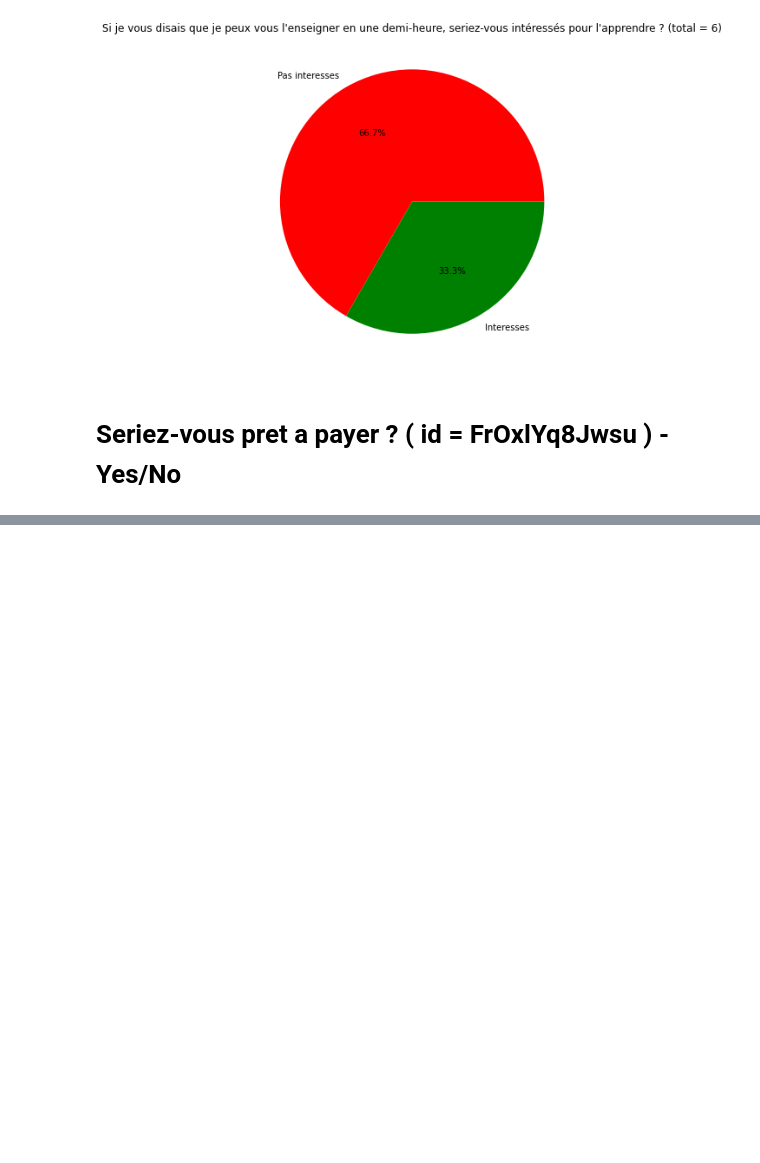
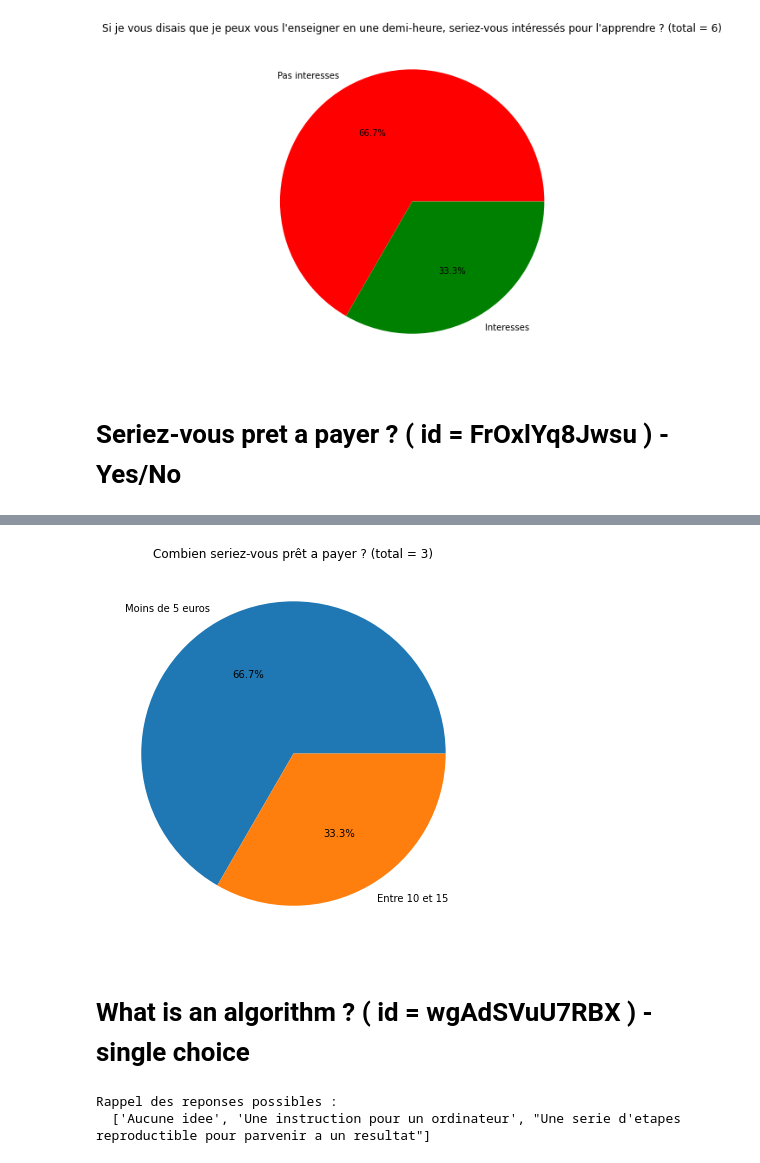
Before and after one commit to MaximoRose/QA_AnalyseResTypeForm, a Jupyter notebook: OpportuniteGP/OpportuniteGP.ipynb, the cells around one changed output, grey strips where cells are left out. Drawn from its saved outputs; the diff is of its cells as text; code cells hidden in the pictures; blank space fills up the shorter version.

```diff
--- a/OpportuniteGP/OpportuniteGP.ipynb
+++ b/OpportuniteGP/OpportuniteGP.ipynb
@@ -1056,0 +1079,46 @@ print('total personnes interrogees : ' + str(nb_non_sachant_binaire) )
+# %%
+groupidx = 2
+qidq = 'v2XKUtC6wDIT'
+
+
+# Get labels and results
+# intulie d'utiliser ici le get sub question, mais c'etait pour tester
+q_howmuch, howmuch_lbls, howmuch_dtf = tfs.get_results(gidx=groupidx, qid=qidq)
+# %%
+cln_howmuch_lbl, cln_howmuch_dtfs = mbr.clean_lists_for_cheesepie(labels=howmuch_lbls, values=howmuch_dtf)
+
+# Peut-etre faire une fonction pour raccourcie les labels
+
+# nb valide reponse pour le questionnaire
+nb_valid_resp = 0
+for i in range(len(howmuch_dtf)) :
+    nb_valid_resp += howmuch_dtf[i].shape[0]
+
+
+
+#colors a a juster
+#mecolors = ['black', 'grey']
+
+# show plot
+fig = plt.figure(figsize =(10, 7))
+plt.pie(cln_howmuch_dtfs, labels = cln_howmuch_lbl, autopct='%1.1f%%') #, colors=mecolors
+plt.title(q_howmuch + " (total = "+str(nb_valid_resp)+")")
+plt.show()
+# %% [output]
+[figure, added]
+# %% [markdown]
+# What is an algorithm ? ( id = wgAdSVuU7RBX ) - single choice
+# %%
+groupidx = 2
+qidq = 'wgAdSVuU7RBX'
+
+
+# Get labels and results
+# intulie d'utiliser ici le get sub question, mais c'etait pour tester
+q_whatisalgo, whatisalgo_lbls, whatisalgo_dtf = tfs.get_results(gidx=groupidx, qid=qidq)
+
+# Rappel des options :
+print("Rappel des reponses possibles :\n ",whatisalgo_lbls)
+# %% [output]
+Rappel des reponses possibles :
+  ['Aucune idee', 'Une instruction pour un ordinateur', "Une serie d'etapes reproductible pour parvenir a un resultat"]
```
Also changed, not shown: parts of 46 cells of this notebook, 2 other files.
